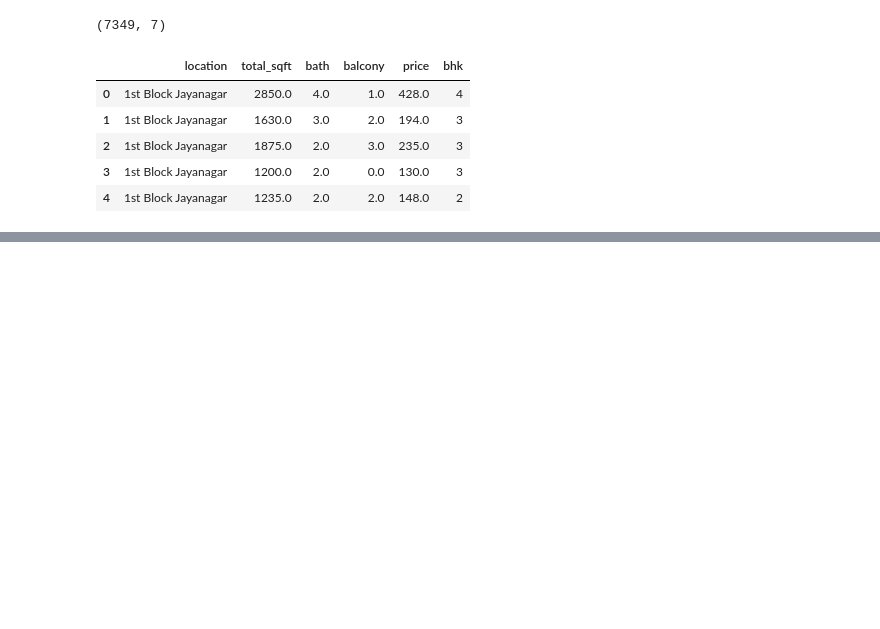
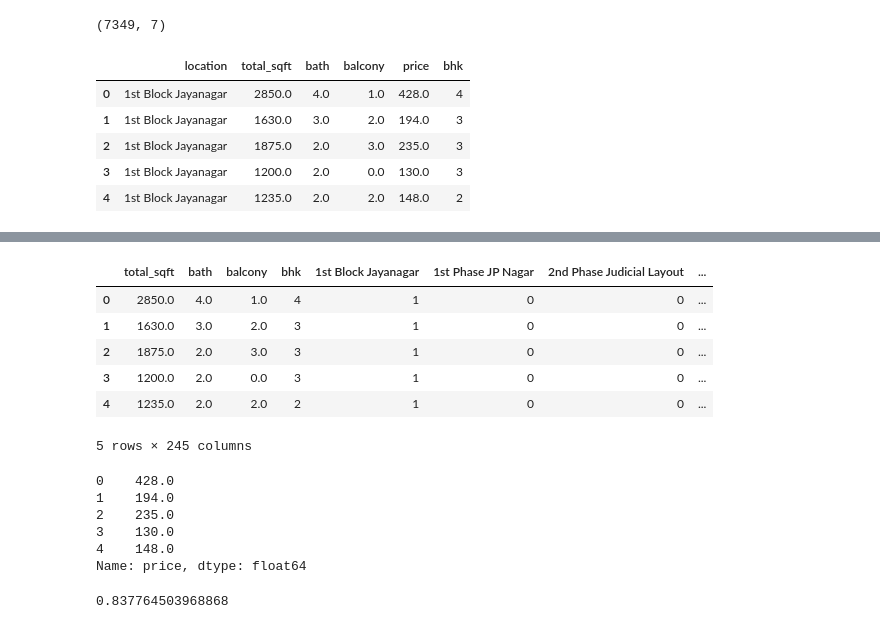
Before and after one commit to vikaschauhan734/house_price_prediction, a Jupyter notebook: notebook.ipynb, the cells around one changed output, grey strips where cells are left out. Drawn from its saved outputs; the diff is of its cells as text; code cells hidden in the pictures; blank space fills up the shorter version.

Commit message:
created and extracted best model

```diff
--- a/notebook.ipynb
+++ b/notebook.ipynb
@@ -437,0 +454,21 @@ df.head()
+# %%
+X = df.drop('price',axis=1)
+X.head()
+# %% [output]
+|  | total_sqft | bath | balcony | bhk | 1st Block Jayanagar | 1st Phase JP Nagar | 2nd Phase Judicial Layout | ... |
+| 0 | 2850.0 | 4.0 | 1.0 | 4 | 1 | 0 | 0 | ... |
+| 1 | 1630.0 | 3.0 | 2.0 | 3 | 1 | 0 | 0 | ... |
+| 2 | 1875.0 | 2.0 | 3.0 | 3 | 1 | 0 | 0 | ... |
+| 3 | 1200.0 | 2.0 | 0.0 | 3 | 1 | 0 | 0 | ... |
+| 4 | 1235.0 | 2.0 | 2.0 | 2 | 1 | 0 | 0 | ... |
+5 rows × 245 columns
+# %%
+y = df['price']
+y.head()
+# %% [output]
+0    428.0
+1    194.0
+2    235.0
+3    130.0
+4    148.0
+Name: price, dtype: float64
@@ -437,0 +479,10 @@ df.head()
+# %%
+from sklearn.model_selection import ShuffleSplit
+from sklearn.model_selection import cross_val_score
+from sklearn.linear_model import LinearRegression
+
+cv = ShuffleSplit(n_splits=5, test_size=0.2, random_state=10)
+
+(cross_val_score(LinearRegression(), X, y,cv=cv)).mean()
+# %% [output]
+0.837764503968868
```
Also changed, not shown: parts of 17 cells of this notebook, 2 other files.
